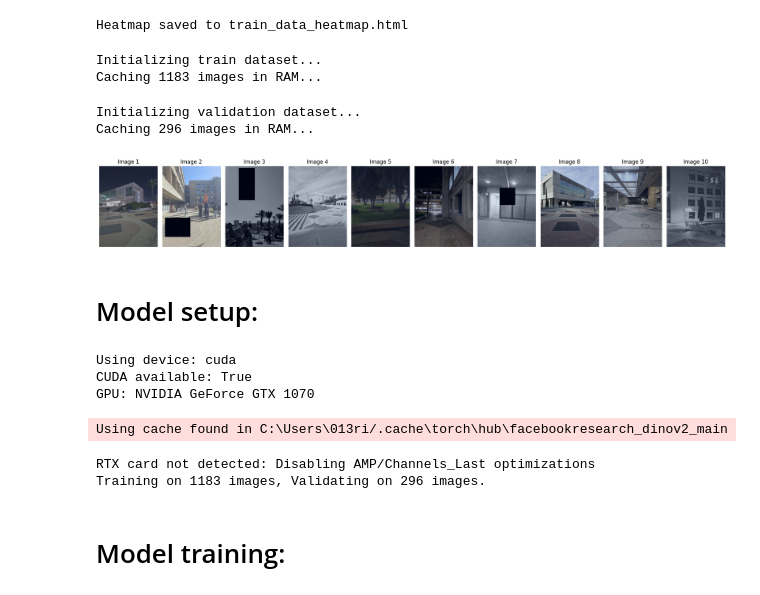
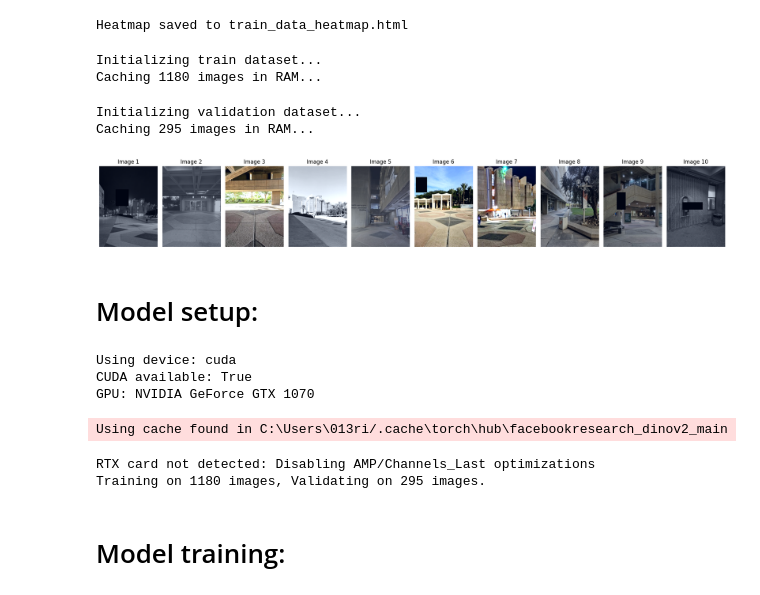
Before and after one commit to tal-sch/geolocalization-ai, a Jupyter notebook: DL_Project.ipynb, the cells around one changed output. Cells and saved outputs as stored; diff of their text form; code cells hidden in the pictures.

Commit message:
model with mean 12.6 reached

```diff
--- a/DL_Project.ipynb
+++ b/DL_Project.ipynb
@@ -39,10 +39,10 @@ The autoreload extension is already loaded. To reload it, use:
 # Image preprocessing:
 # %%
 # Setup paths
-RAW_IMAGE_FOLDER = r"data"             # Use original images for GPS extraction
-PROCESSED_IMAGE_FOLDER = r"data_processed" # Use processed images for training
+RAW_IMAGE_FOLDER = r"data_manual_gps_united"             # Use original images for GPS extraction
+PROCESSED_IMAGE_FOLDER = r"data_processed_manual_gps" # Use processed images for training
 
-if not os.path.exists(PROCESSED_IMAGE_FOLDER) or len(os.listdir(PROCESSED_IMAGE_FOLDER)) < 1479:
+if not os.path.exists(PROCESSED_IMAGE_FOLDER) or len(os.listdir(PROCESSED_IMAGE_FOLDER)) < 1475:
     os.makedirs(PROCESSED_IMAGE_FOLDER, exist_ok=True)
 
     print("Starting Pre-processing...")
@@ -113,7 +113,7 @@ from sklearn.cluster import KMeans
 
 print("Generating Zone Labels on Normalized Data...")
 
-NUM_ZONES = 12
+NUM_ZONES = 25
 
 kmeans = KMeans(n_clusters=NUM_ZONES, random_state=42, n_init=10)
 
@@ -157,38 +157,38 @@ if __name__ == "__main__":
         zone_labels=train_df['zone_label'].values,
         is_train=True,
         target_size=(252, 182)
     )
     print("Initializing validation dataset...")
     val_dataset = GeolocalizationDataset(
         image_paths=val_df['path'].tolist(),
         coordinates=val_df[['lat', 'lon']].values,
         zone_labels=val_df['zone_label'].values,
         is_train=False,
         target_size=(252, 182)
     )
 
     # --- 5. THE DATALOADER ---
     train_loader = DataLoader(
         train_dataset,
-        batch_size=32,
+        batch_size=64,
         shuffle=True,
         num_workers=0,
         pin_memory=True)
 
     val_loader = DataLoader(
         val_dataset,
-        batch_size=32,
+        batch_size=128,
         shuffle=False,
         num_workers=0,
         pin_memory=False)
 
     plot_images_from_dataloader(train_loader)
 # %% [output]
 Initializing train dataset...
-Caching 1183 images in RAM...
+Caching 1180 images in RAM...
 Initializing validation dataset...
-Caching 296 images in RAM...
+Caching 295 images in RAM...
-[figure, old version]
+[figure, new version]
 # %% [markdown]
 # Model setup:
 # %%
@@ -203,41 +203,57 @@ print("GPU:", torch.cuda.get_device_name(0))
 model = MultiTaskDINOGeo(NUM_ZONES).to(device)
 
 if is_rtx:
-    model = model.to(memory_format=torch.channels_last) # Optimize for modern GPUs that prefer channels_last
+    model = model.to(
+        memory_format=torch.channels_last
+    )  # Optimize for modern GPUs that prefer channels_last
 else:
     print("RTX card not detected: Disabling AMP/Channels_Last optimizations")
     model = model.to(device)
 
 # --- 7. LOSS & OPTIMIZER ---
+UNFREEZE_INTERVAL = 20  # epochs between unfreezing backbone blocks
 patience_counter = 0
-early_stopping_patience = 10
-epochs = 100
-use_TensorBoard = True # Set to False to disable TensorBoard logging
+# stop early if no improvement before next unfreeze
+early_stopping_patience = UNFREEZE_INTERVAL - 1
+epochs = 500
+use_TensorBoard = True  # Set to False to disable TensorBoard logging
 
 criterion_reg = torch.nn.HuberLoss(delta=1.0)
 criterion_cls = torch.nn.CrossEntropyLoss(label_smoothing=0.15)
-optimizer = torch.optim.AdamW([
-    {'params': model.backbone.parameters(), 'lr': 1e-5}, # Slow backbone
-    {'params': model.shared.parameters(),   'lr': 5e-4}, # Medium shared
-    {'params': model.reg_head.parameters(), 'lr': 1e-3}, # Fast Head
-    {'params': model.cls_head.parameters(), 'lr': 1e-3}  # Fast Head
-], weight_decay=0.01)
 
-scheduler = torch.optim.lr_scheduler.OneCycleLR(
-    optimizer,
-    max_lr=[1e-5, 5e-4, 1e-3, 1e-3], # One max_lr per group above
-    steps_per_epoch=len(train_loader),
-    epochs=epochs
+base_head_lr = 1e-3
+backbone_lr = 5e-5
+
+victory_lap_started = False
+victory_backbone_lr = 1e-5
+victory_head_lr = 5e-4
+
+optimizer = torch.optim.AdamW(
+    [
+        {
+            "params": filter(lambda p: p.requires_grad, model.backbone.parameters()),
+            "lr": backbone_lr,
+        },
+        {"params": model.shared.parameters(), "lr": base_head_lr},
+        {"params": model.reg_head.parameters(), "lr": base_head_lr},
+        {"params": model.cls_head.parameters(), "lr": base_head_lr},
+    ],
+    weight_decay=0.01,
+)
+scheduler = torch.optim.lr_scheduler.CosineAnnealingWarmRestarts(
+    optimizer, T_0=UNFREEZE_INTERVAL, T_mult=1, eta_min=1e-7
 )
 
-print(f"Training on {len(train_dataset)} images, Validating on {len(val_dataset)} images.")
+print(
+    f"Training on {len(train_dataset)} images, Validating on {len(val_dataset)} images."
+)
 # %% [output]
 Using device: cuda
 CUDA available: True
 GPU: NVIDIA GeForce GTX 1070
 Using cache found in C:\Users\013ri/.cache\torch\hub\facebookresearch_dinov2_main
 RTX card not detected: Disabling AMP/Channels_Last optimizations
-Training on 1183 images, Validating on 296 images.
+Training on 1180 images, Validating on 295 images.
 # %% [markdown]
 # Model training:
 # %%
```
Also changed, not shown: parts of 6 cells of this notebook, 2 other files.
